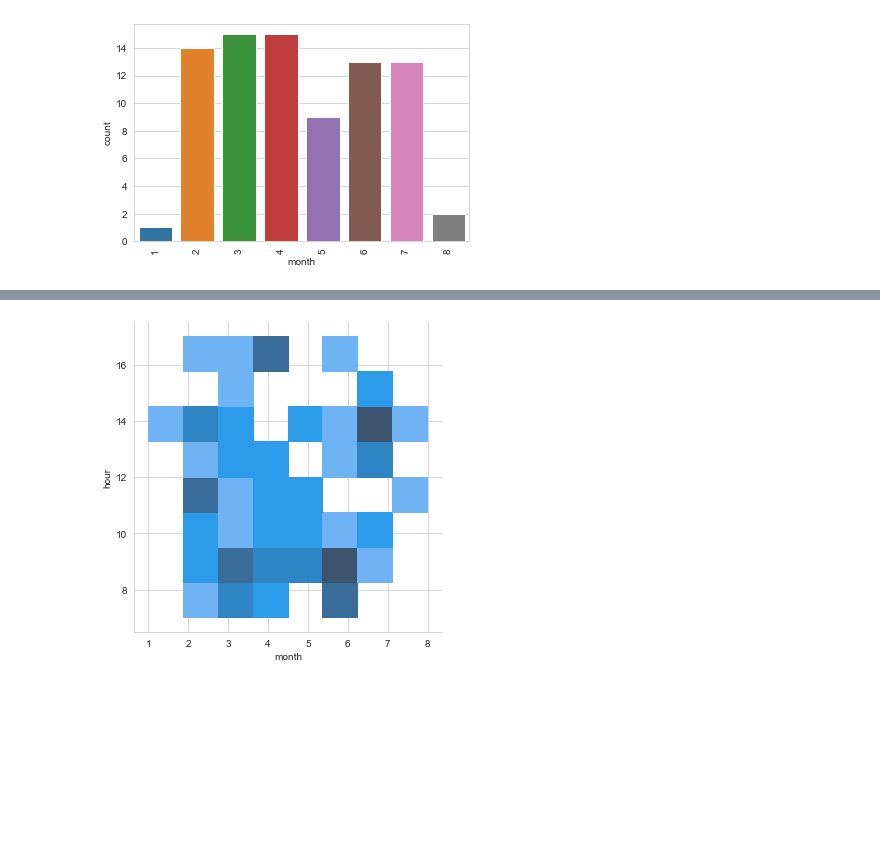
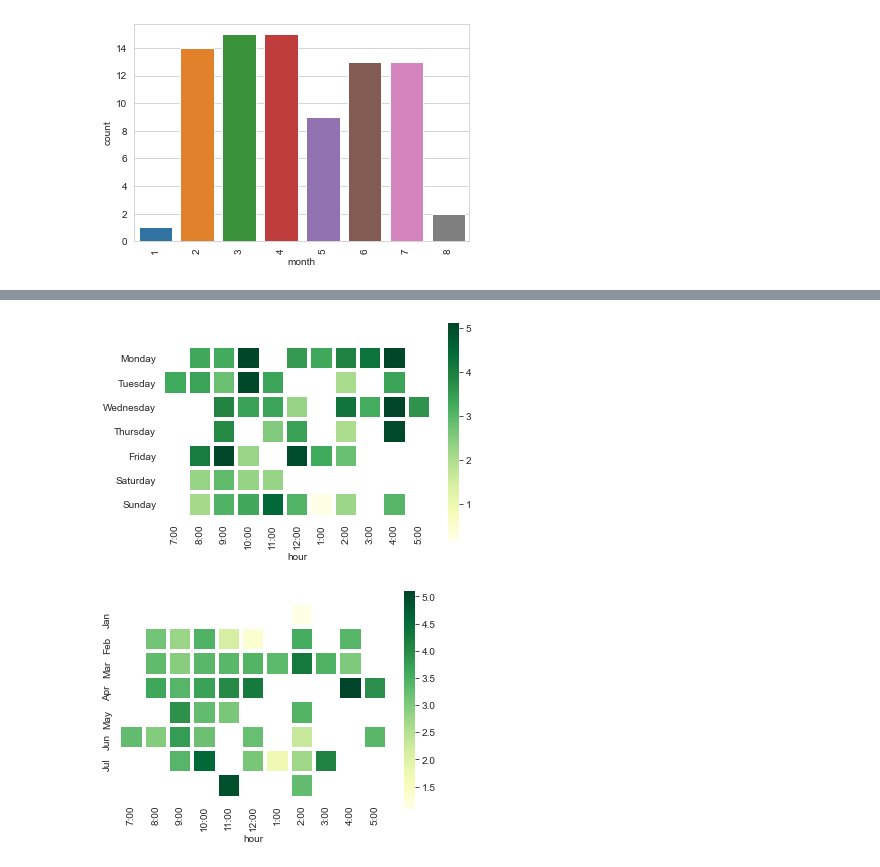
Before and after one commit to sejaldua/pelo-wolfpack, a Jupyter notebook: playground.ipynb, the cells around one changed output, grey strips where cells are left out. Drawn from its saved outputs; the diff is of its cells as text; code cells hidden in the pictures; blank space fills up the shorter version.

```diff
--- a/playground.ipynb
+++ b/playground.ipynb
@@ -199,4 +193,19 @@ sns.displot(data=data_2021, x='week_num')
-# %%
-sns.displot(data=data_2021, x='month', y='hour');
-# %% [output]
-[figure, removed]
+# %%
+df_pivoted = pd.pivot_table(data_2021[['weekday_num', 'hour', 'distance']],
+                           values='distance', index=['weekday_num'],
+                           columns=['hour'], aggfunc=np.mean)
+sns.heatmap(df_pivoted, cmap='YlGn', yticklabels=weekday_order, square=True, linewidths=3,
+            xticklabels = [str(x % 12) + ":00" if x != 12 else "12:00" for x in df_pivoted.columns]);
+plt.ylabel("");
+# %% [output]
+[figure, added]
+# %%
+df_pivoted = pd.pivot_table(data_2021[['month', 'hour', 'distance']],
+                           values='distance', index=['month'],
+                           columns=['hour'], aggfunc=np.mean)
+sns.heatmap(df_pivoted, cmap='YlGn', square=True, linewidths=3,
+            yticklabels=['Jan', 'Feb', 'Mar', 'Apr', 'May', 'Jun', 'Jul'],
+            xticklabels = [str(x % 12) + ":00" if x != 12 else "12:00" for x in df_pivoted.columns]);
+plt.ylabel("");
+# %% [output]
+[figure, added]
```
Also changed, not shown: parts of 5 cells of this notebook.
